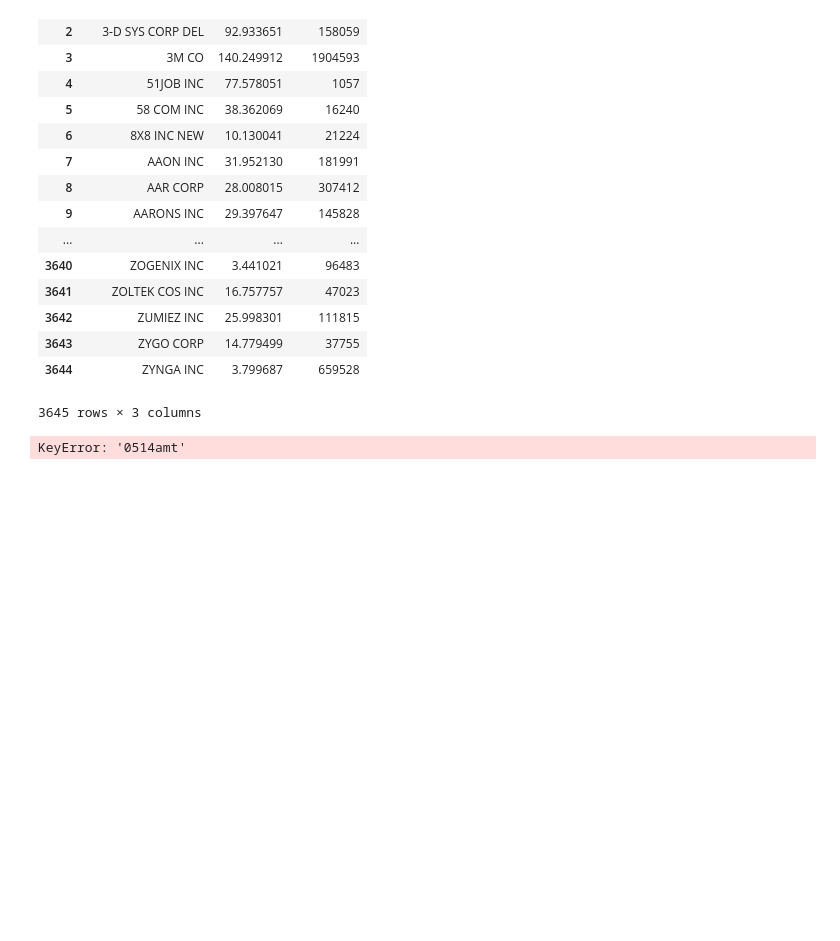
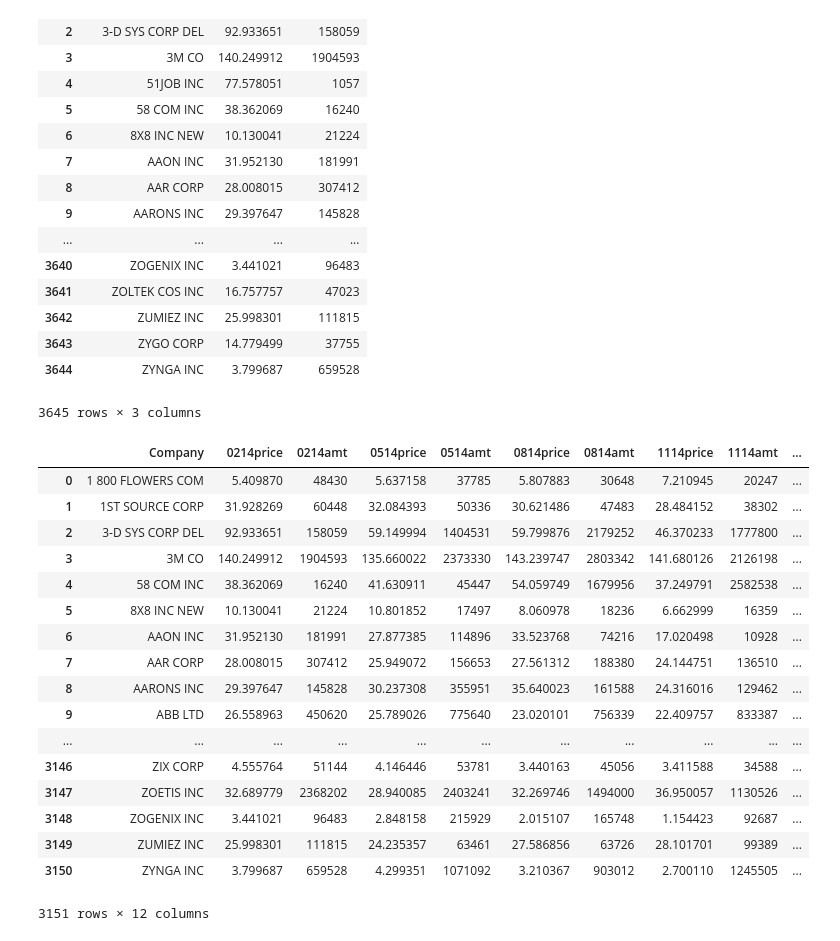
Before and after one commit to joyceccy/InfluentialInvestmentPrediction, a Jupyter notebook: RawData/Cleaning.ipynb, the cells around one changed output. Cells and saved outputs as stored; diff of their text form; code cells hidden in the pictures; blank space fills up the shorter version.

```diff
--- a/RawData/Cleaning.ipynb
+++ b/RawData/Cleaning.ipynb
@@ -64,39 +64,62 @@ cfiles = sorted(cfiles)
 #make our final dataframe to populate
 fdf = pandas.DataFrame()
 
-
+#Merge all of the data tables together; the names of columns are ugly so we need to rename them
 merged = pandas.read_csv(cfiles[4])
 for x in range(int(len(cfiles)/2)+1,len(cfiles)):
     merged = pandas.merge(merged, pandas.read_csv(cfiles[x]), on = ['nameOfIssuer','nameOfIssuer'])
 
-#accumulator for column names
+#accumulator for initial new column names
 colnames = ['Company']
 
 
 for x in range(0,len(cfiles)):
     if ((cfiles[x])[0] == "C"):
 
         #Making the column headers for our new table from our old ones
         amt = (cfiles[x])[5:9] + "price"
         mon = (cfiles[x])[5:9] + "amt"
         colnames.append(amt)
         colnames.append(mon)
+
+merged.columns = colnames
+
+
+for x in range(0,len(cfiles)):
+    if ((cfiles[x])[0] == "C"):
+
 
 
         #add columns for calculated difference in number of shares
         if (x < len(cfiles)-1):
 
             first = (cfiles[x])[5:9]
             second = (cfiles[x+1])[5:9]
             diff= first + "-" + second + "chng"
             colnames.append(diff)
 
             merged[diff]= merged[(second+"amt")] - merged[(first+"amt")]
 
 
-
-
+#add col headers for the differences
 merged.columns = colnames
 merged
 # %% [output]
+|  | Company | 0214price | 0214amt | 0514price | 0514amt | 0814price | 0814amt | 1114price | 1114amt | ... |
+| 0 | 1 800 FLOWERS COM | 5.409870 | 48430 | 5.637158 | 37785 | 5.807883 | 30648 | 7.210945 | 20247 | ... |
+| 1 | 1ST SOURCE CORP | 31.928269 | 60448 | 32.084393 | 50336 | 30.621486 | 47483 | 28.484152 | 38302 | ... |
+| 2 | 3-D SYS CORP DEL | 92.933651 | 158059 | 59.149994 | 1404531 | 59.799876 | 2179252 | 46.370233 | 1777800 | ... |
+| 3 | 3M CO | 140.249912 | 1904593 | 135.660022 | 2373330 | 143.239747 | 2803342 | 141.680126 | 2126198 | ... |
+| 4 | 58 COM INC | 38.362069 | 16240 | 41.630911 | 45447 | 54.059749 | 1679956 | 37.249791 | 2582538 | ... |
+| 5 | 8X8 INC NEW | 10.130041 | 21224 | 10.801852 | 17497 | 8.060978 | 18236 | 6.662999 | 16359 | ... |
+| 6 | AAON INC | 31.952130 | 181991 | 27.877385 | 114896 | 33.523768 | 74216 | 17.020498 | 10928 | ... |
+| 7 | AAR CORP | 28.008015 | 307412 | 25.949072 | 156653 | 27.561312 | 188380 | 24.144751 | 136510 | ... |
+| 8 | AARONS INC | 29.397647 | 145828 | 30.237308 | 355951 | 35.640023 | 161588 | 24.316016 | 129462 | ... |
+| 9 | ABB LTD | 26.558963 | 450620 | 25.789026 | 775640 | 23.020101 | 756339 | 22.409757 | 833387 | ... |
+| ... | ... | ... | ... | ... | ... | ... | ... | ... | ... | ... |
+| 3146 | ZIX CORP | 4.555764 | 51144 | 4.146446 | 53781 | 3.440163 | 45056 | 3.411588 | 34588 | ... |
+| 3147 | ZOETIS INC | 32.689779 | 2368202 | 28.940085 | 2403241 | 32.269746 | 1494000 | 36.950057 | 1130526 | ... |
+| 3148 | ZOGENIX INC | 3.441021 | 96483 | 2.848158 | 215929 | 2.015107 | 165748 | 1.154423 | 92687 | ... |
+| 3149 | ZUMIEZ INC | 25.998301 | 111815 | 24.235357 | 63461 | 27.586856 | 63726 | 28.101701 | 99389 | ... |
+| 3150 | ZYNGA INC | 3.799687 | 659528 | 4.299351 | 1071092 | 3.210367 | 903012 | 2.700110 | 1245505 | ... |
-KeyError: '0514amt'
+3151 rows × 12 columns
```
